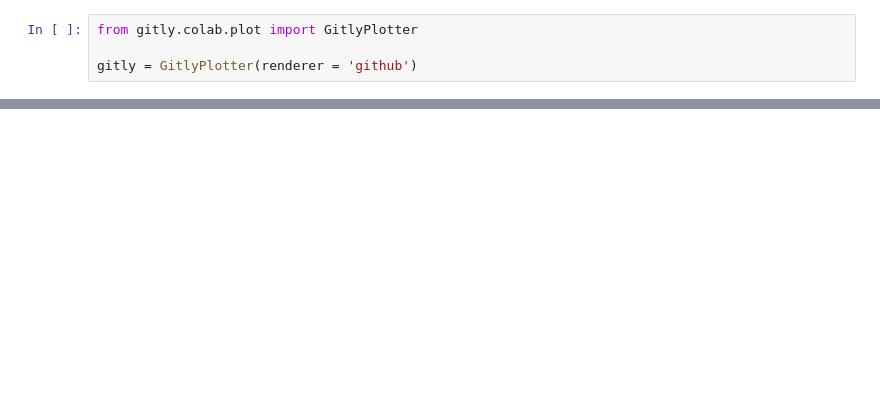
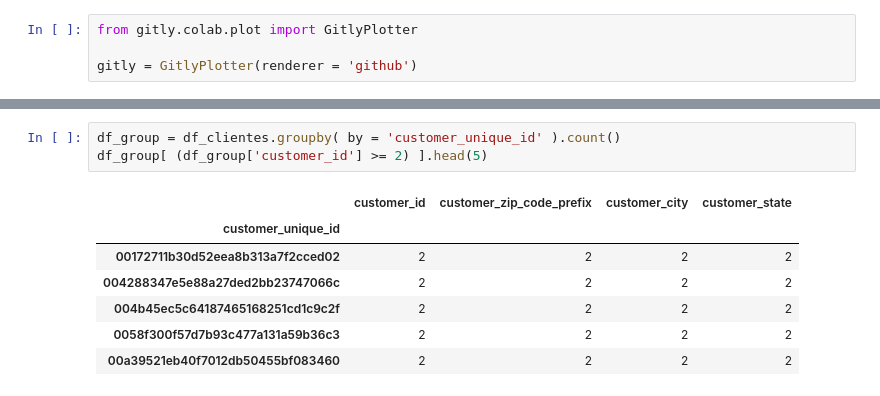
Before and after one commit to RafaelSilvaGodoy/PosCienciaDeDados, a Jupyter notebook: Olist.ipynb, the cells around one changed output, grey strips where cells are left out. Cells and saved outputs as stored; diff of their text form; blank space fills up the shorter version.

```diff
--- a/Olist.ipynb
+++ b/Olist.ipynb
@@ -22,0 +38,11 @@ gitly = GitlyPlotter(renderer = 'github')
+# %%
+df_group = df_clientes.groupby( by = 'customer_unique_id' ).count()
+df_group[ (df_group['customer_id'] >= 2) ].head(5)
+# %% [output]
+|  | customer_id | customer_zip_code_prefix | customer_city | customer_state |
+| customer_unique_id |  |  |  |  |
+| 00172711b30d52eea8b313a7f2cced02 | 2 | 2 | 2 | 2 |
+| 004288347e5e88a27ded2bb23747066c | 2 | 2 | 2 | 2 |
+| 004b45ec5c64187465168251cd1c9c2f | 2 | 2 | 2 | 2 |
+| 0058f300f57d7b93c477a131a59b36c3 | 2 | 2 | 2 | 2 |
+| 00a39521eb40f7012db50455bf083460 | 2 | 2 | 2 | 2 |
```
Also changed, not shown: parts of 9 cells of this notebook.
